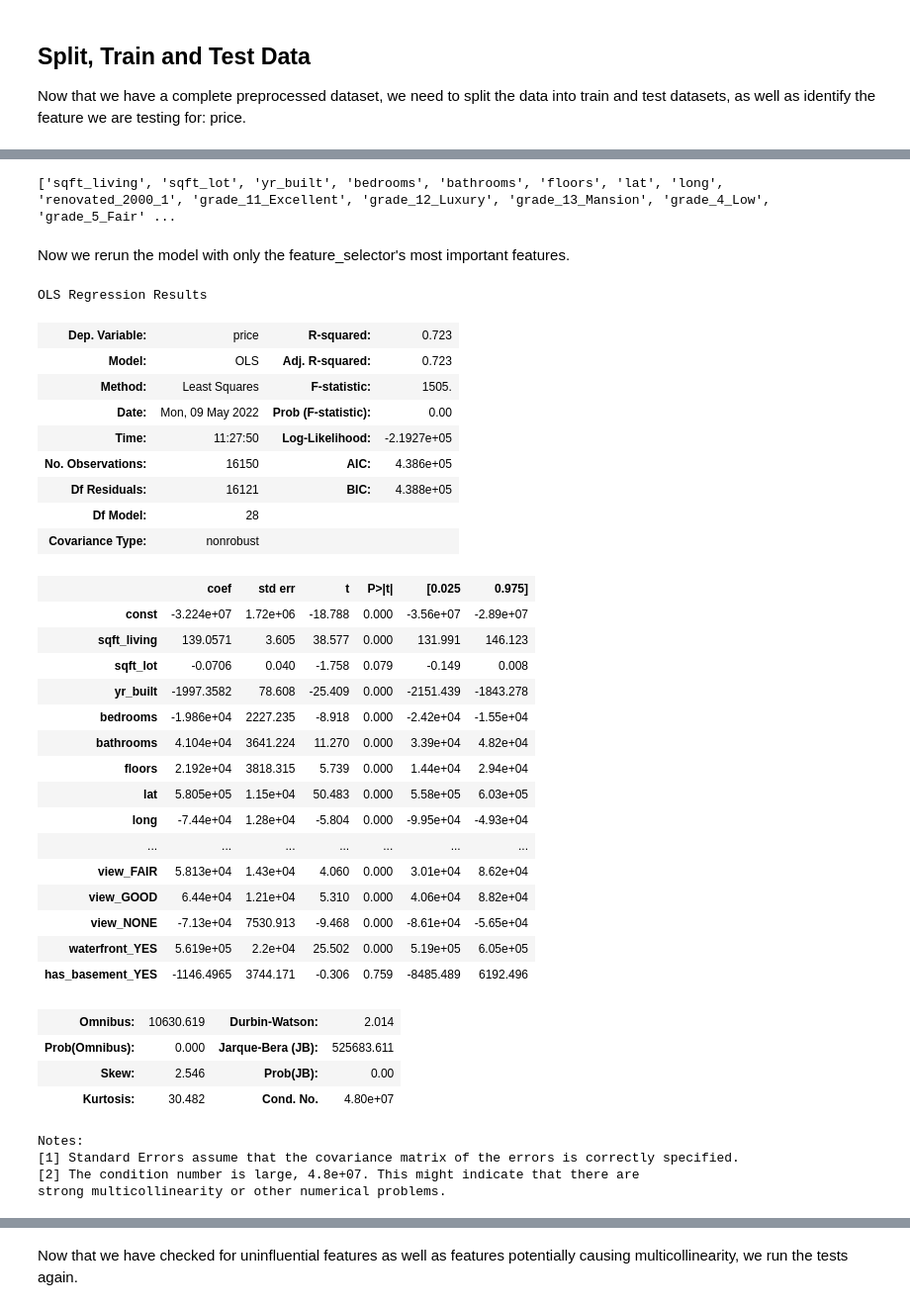
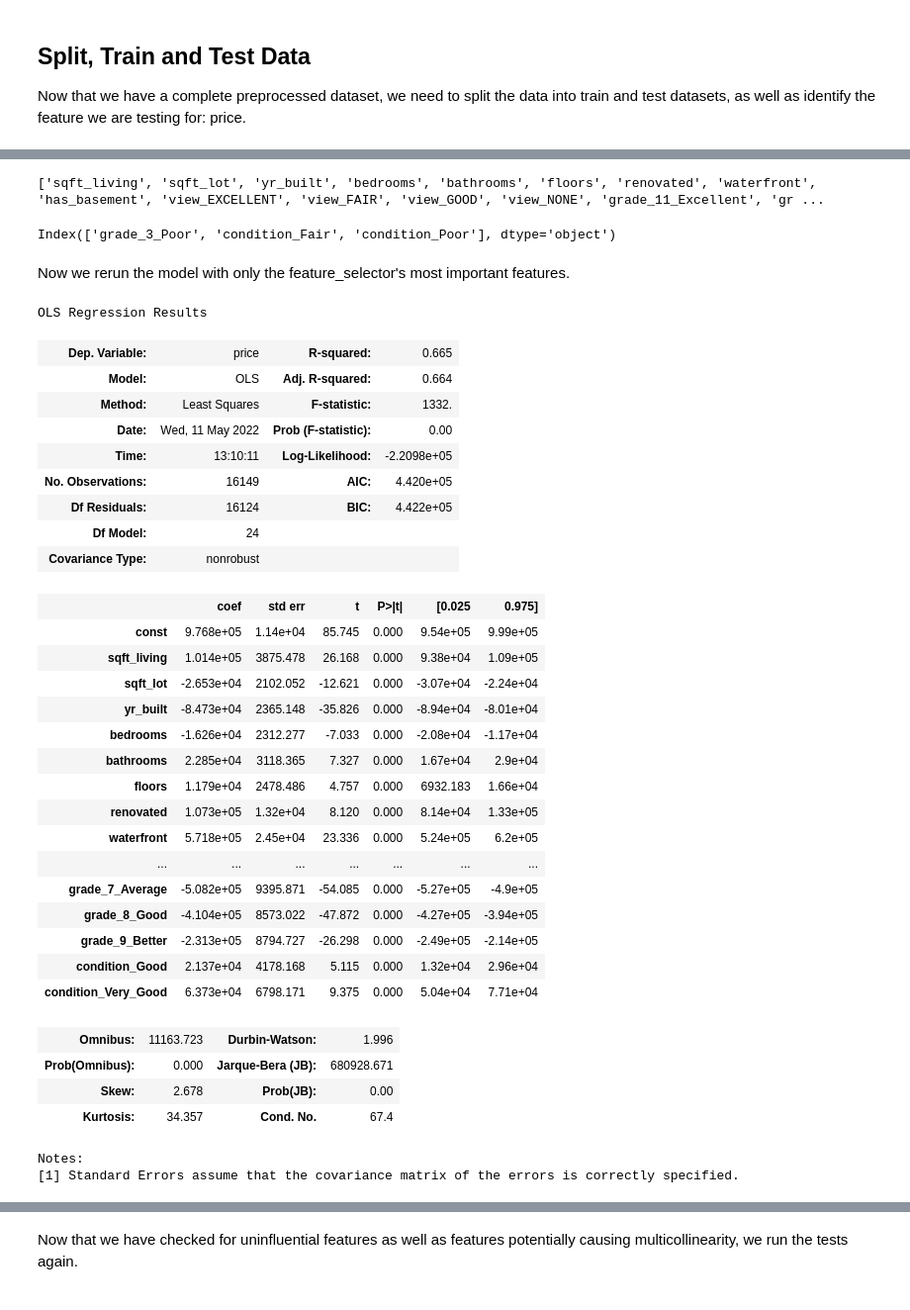
Before and after one commit to shadel96/King_County_Regression_Analysis, a Jupyter notebook: kc_data_modeling.ipynb, the cells around one changed output, grey strips where cells are left out. Shown at 99% size. Saved outputs shown, nothing was run; the diff lists cells and outputs as text; code cells hidden in the pictures.

```diff
--- a/kc_data_modeling.ipynb
+++ b/kc_data_modeling.ipynb
@@ -37,11 +38,7 @@ We have already preprocessed our data in the kc_kc_preprocessing_exploring noteb
 
 [Preprocessing Notebook](./kc_preprocessing_exploring.ipynb)
 # %%
-pre_df = pd.read_csv('./data/preprocessed.csv', index_col = 0)
-
-untransformed_df = pd.read_csv('./data/untransformed.csv', index_col = 0)
+df = pd.read_csv('./data/preprocessed.csv', index_col = 0)
-# %%
-df = untransformed_df
 # %%
 df.info()
 # %% [output]
@@ -97,7 +94,7 @@ list(df.columns)
 
 Now that we have a complete preprocessed dataset, we need to split the data into train and test datasets, as well as identify the feature we are testing for: price.
 # %%
-X = df.drop('price', axis=1)
+X = df.drop(['price'], axis=1)
 y = df['price']
 
 X_train, X_test, y_train, y_test = train_test_split(X, y, random_state=42)
@@ -156,7 +153,7 @@ In order to reduce the number of features, we will first use scikit-learn's feat
 # %%
 # Importances are based on coefficient magnitude, so
 # we need to scale the data to normalize the coefficients
-X_train_for_RFECV = StandardScaler().fit_transform(X_1)
+X_train_for_RFECV = StandardScaler().fit_transform(X_train)
 
 # Instantiate and fit the selector
 selector = RFECV(LinearRegression(), cv=ShuffleSplit(n_splits=3, test_size=0.25, random_state=0))
@@ -165,54 +162,59 @@ selector.fit(X_train_for_RFECV, y_train)
 selected_features = []
 
 # Relevant Features:
-for index, col in enumerate(X_1.columns):
+for index, col in enumerate(X_train.columns):
     if selector.support_[index] == True:
         selected_features.append(col)
         #print(col)
 
 print(selected_features)
 # %% [output]
-['sqft_living', 'sqft_lot', 'yr_built', 'bedrooms', 'bathrooms', 'floors', 'lat', 'long', 'renovated_2000_1', 'grade_11_Excellent', 'grade_12_Luxury', 'grade_13_Mansion', 'grade_4_Low', 'grade_5_Fair' ...
+['sqft_living', 'sqft_lot', 'yr_built', 'bedrooms', 'bathrooms', 'floors', 'renovated', 'waterfront', 'has_basement', 'view_EXCELLENT', 'view_FAIR', 'view_GOOD', 'view_NONE', 'grade_11_Excellent', 'gr ...
+# %%
+dropped = X_train.drop(selected_features, axis=1)
+
+#see what features were removed
+dropped.columns
+# %% [output]
+Index(['grade_3_Poor', 'condition_Fair', 'condition_Poor'], dtype='object')
 # %% [markdown]
 Now we rerun the model with only the feature_selector's most important features.
 # %%
 X_2 = X_train[selected_features]
 
-model_2 = sm.OLS(y, sm.add_constant(X_2)).fit()
-model_2.summary()
+model_2_remove_uninfluential = sm.OLS(y, sm.add_constant(X_2)).fit()
+model_2_remove_uninfluential.summary()
 # %% [output]
 OLS Regression Results
-| Dep. Variable: | price | R-squared: | 0.723 |
-| Model: | OLS | Adj. R-squared: | 0.723 |
-| Method: | Least Squares | F-statistic: | 1505. |
-| Date: | Mon, 09 May 2022 | Prob (F-statistic): | 0.00 |
-| Time: | 11:27:50 | Log-Likelihood: | -2.1927e+05 |
-| No. Observations: | 16150 | AIC: | 4.386e+05 |
-| Df Residuals: | 16121 | BIC: | 4.388e+05 |
-| Df Model: | 28 |  |  |
+| Dep. Variable: | price | R-squared: | 0.665 |
+| Model: | OLS | Adj. R-squared: | 0.664 |
+| Method: | Least Squares | F-statistic: | 1332. |
+| Date: | Wed, 11 May 2022 | Prob (F-statistic): | 0.00 |
+| Time: | 13:10:11 | Log-Likelihood: | -2.2098e+05 |
+| No. Observations: | 16149 | AIC: | 4.420e+05 |
+| Df Residuals: | 16124 | BIC: | 4.422e+05 |
+| Df Model: | 24 |  |  |
 | Covariance Type: | nonrobust |  |  |
 |  | coef | std err | t | P>|t| | [0.025 | 0.975] |
-| const | -3.224e+07 | 1.72e+06 | -18.788 | 0.000 | -3.56e+07 | -2.89e+07 |
-| sqft_living | 139.0571 | 3.605 | 38.577 | 0.000 | 131.991 | 146.123 |
-| sqft_lot | -0.0706 | 0.040 | -1.758 | 0.079 | -0.149 | 0.008 |
-| yr_built | -1997.3582 | 78.608 | -25.409 | 0.000 | -2151.439 | -1843.278 |
-| bedrooms | -1.986e+04 | 2227.235 | -8.918 | 0.000 | -2.42e+04 | -1.55e+04 |
-| bathrooms | 4.104e+04 | 3641.224 | 11.270 | 0.000 | 3.39e+04 | 4.82e+04 |
-| floors | 2.192e+04 | 3818.315 | 5.739 | 0.000 | 1.44e+04 | 2.94e+04 |
-| lat | 5.805e+05 | 1.15e+04 | 50.483 | 0.000 | 5.58e+05 | 6.03e+05 |
-| long | -7.44e+04 | 1.28e+04 | -5.804 | 0.000 | -9.95e+04 | -4.93e+04 |
+| const | 9.768e+05 | 1.14e+04 | 85.745 | 0.000 | 9.54e+05 | 9.99e+05 |
+| sqft_living | 1.014e+05 | 3875.478 | 26.168 | 0.000 | 9.38e+04 | 1.09e+05 |
+| sqft_lot | -2.653e+04 | 2102.052 | -12.621 | 0.000 | -3.07e+04 | -2.24e+04 |
+| yr_built | -8.473e+04 | 2365.148 | -35.826 | 0.000 | -8.94e+04 | -8.01e+04 |
+| bedrooms | -1.626e+04 | 2312.277 | -7.033 | 0.000 | -2.08e+04 | -1.17e+04 |
+| bathrooms | 2.285e+04 | 3118.365 | 7.327 | 0.000 | 1.67e+04 | 2.9e+04 |
+| floors | 1.179e+04 | 2478.486 | 4.757 | 0.000 | 6932.183 | 1.66e+04 |
+| renovated | 1.073e+05 | 1.32e+04 | 8.120 | 0.000 | 8.14e+04 | 1.33e+05 |
+| waterfront | 5.718e+05 | 2.45e+04 | 23.336 | 0.000 | 5.24e+05 | 6.2e+05 |
 | ... | ... | ... | ... | ... | ... | ... |
-| view_FAIR | 5.813e+04 | 1.43e+04 | 4.060 | 0.000 | 3.01e+04 | 8.62e+04 |
-| view_GOOD | 6.44e+04 | 1.21e+04 | 5.310 | 0.000 | 4.06e+04 | 8.82e+04 |
-| view_NONE | -7.13e+04 | 7530.913 | -9.468 | 0.000 | -8.61e+04 | -5.65e+04 |
-| waterfront_YES | 5.619e+05 | 2.2e+04 | 25.502 | 0.000 | 5.19e+05 | 6.05e+05 |
-| has_basement_YES | -1146.4965 | 3744.171 | -0.306 | 0.759 | -8485.489 | 6192.496 |
+| grade_7_Average | -5.082e+05 | 9395.871 | -54.085 | 0.000 | -5.27e+05 | -4.9e+05 |
+| grade_8_Good | -4.104e+05 | 8573.022 | -47.872 | 0.000 | -4.27e+05 | -3.94e+05 |
+| grade_9_Better | -2.313e+05 | 8794.727 | -26.298 | 0.000 | -2.49e+05 | -2.14e+05 |
+| condition_Good | 2.137e+04 | 4178.168 | 5.115 | 0.000 | 1.32e+04 | 2.96e+04 |
+| condition_Very_Good | 6.373e+04 | 6798.171 | 9.375 | 0.000 | 5.04e+04 | 7.71e+04 |
-| Omnibus: | 10630.619 | Durbin-Watson: | 2.014 |
-| Prob(Omnibus): | 0.000 | Jarque-Bera (JB): | 525683.611 |
-| Skew: | 2.546 | Prob(JB): | 0.00 |
-| Kurtosis: | 30.482 | Cond. No. | 4.80e+07 |
+| Omnibus: | 11163.723 | Durbin-Watson: | 1.996 |
+| Prob(Omnibus): | 0.000 | Jarque-Bera (JB): | 680928.671 |
+| Skew: | 2.678 | Prob(JB): | 0.00 |
+| Kurtosis: | 34.357 | Cond. No. | 67.4 |
 Notes:
 [1] Standard Errors assume that the covariance matrix of the errors is correctly specified.
-[2] The condition number is large, 4.8e+07. This might indicate that there are
-strong multicollinearity or other numerical problems.
 # %% [markdown]
```
Also changed, not shown: parts of 40 cells of this notebook, 3 other files.
